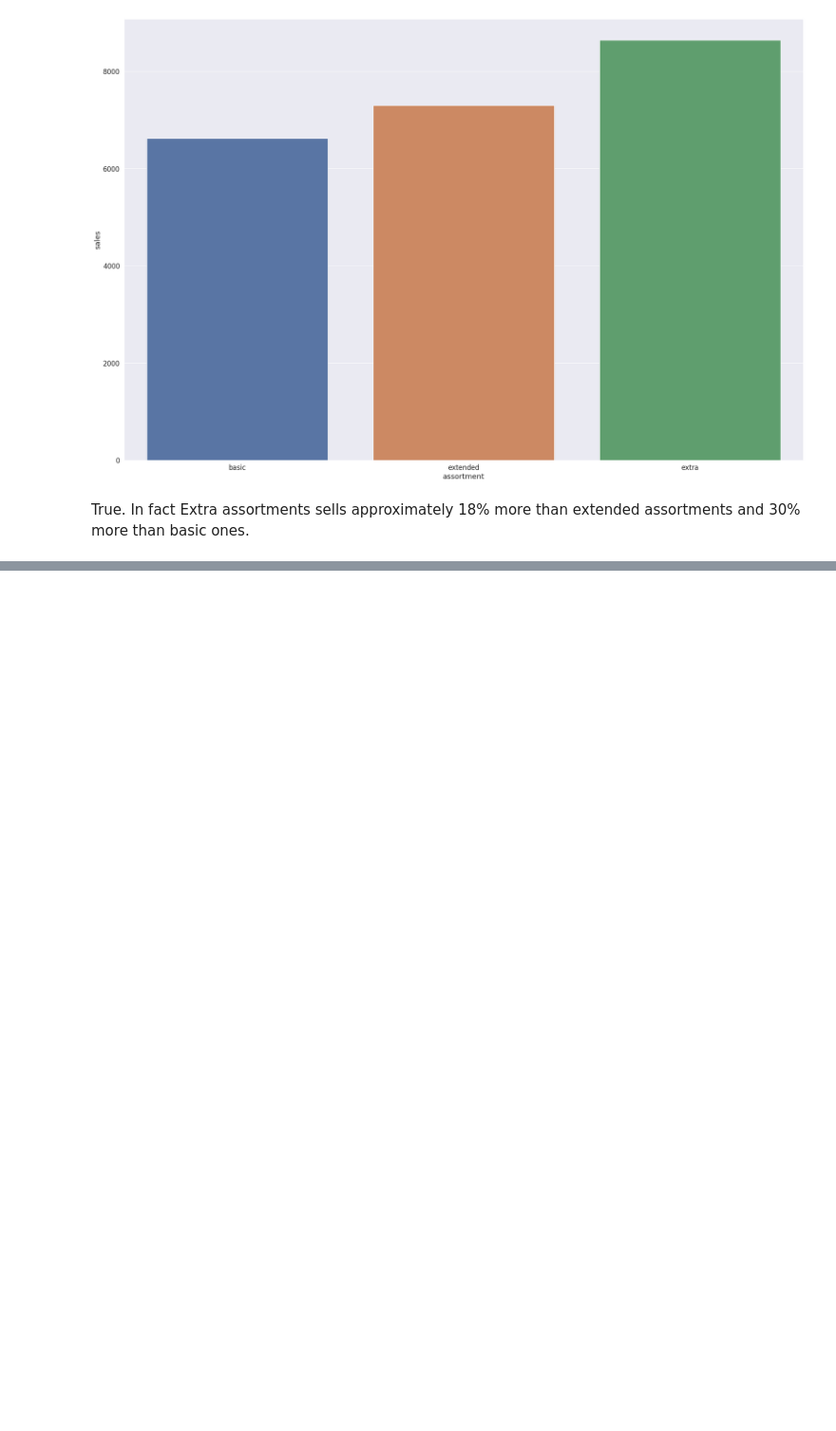
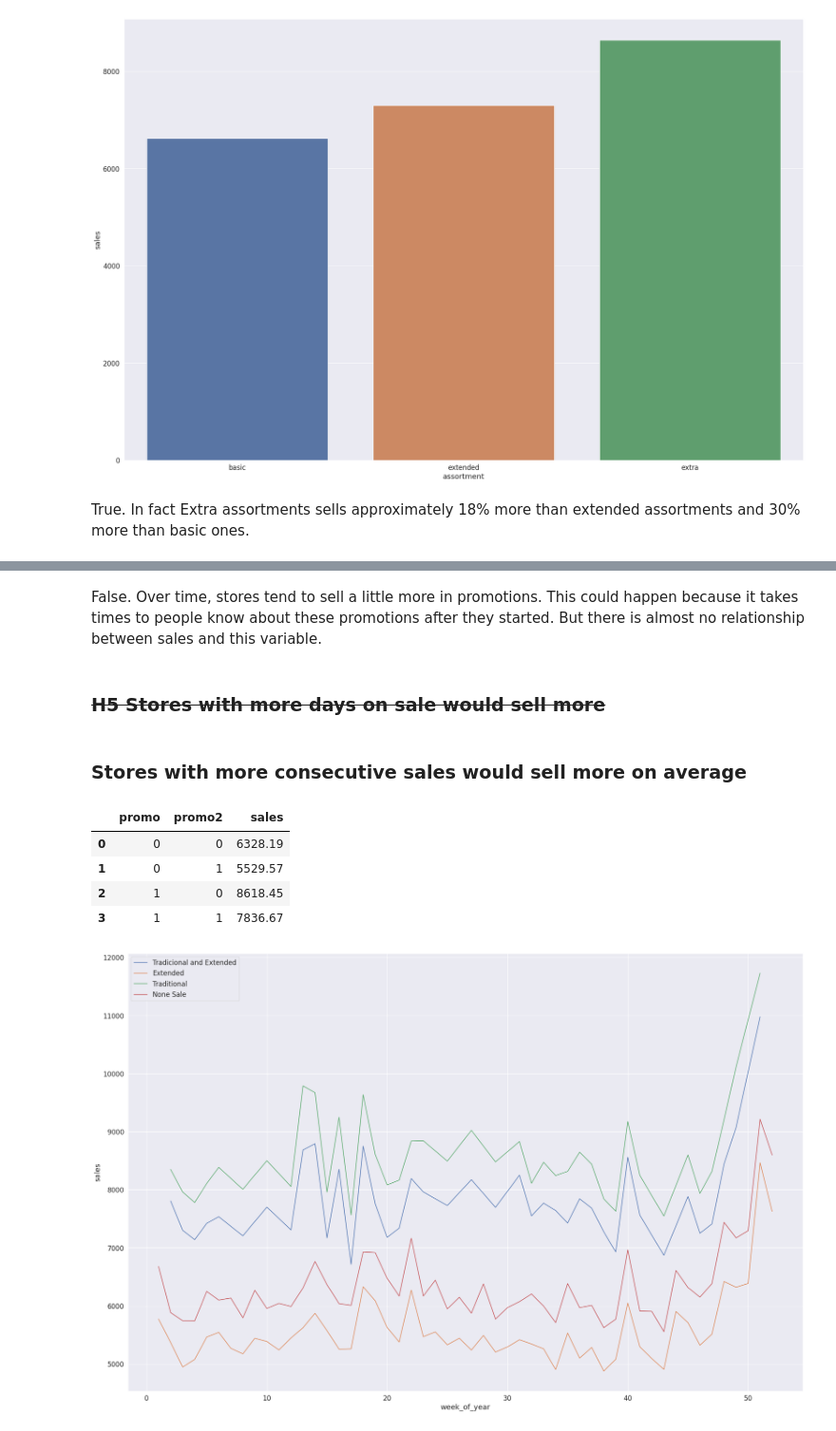
Before and after one commit to danillobarroscordeiro/rossman_sales, a Jupyter notebook: Untitled.ipynb, the cells around one changed output, grey strips where cells are left out. Shown at 95% size. Saved outputs shown, nothing was run; the diff lists cells and outputs as text; code cells hidden in the pictures; blank space fills up the shorter version.

```diff
--- a/Untitled.ipynb
+++ b/Untitled.ipynb
@@ -460,0 +464,32 @@ False. In fact store with nearby competitors sell 7% more than store with futher
+# %% [markdown]
+False. Over time, stores tend to sell a little more in promotions. This could happen because it takes times to people know about these promotions after they started. But there is almost no relationship between sales and this variable.
+# %% [markdown]
+### <s>H5 Stores with more days on sale would sell more<s>
+# %% [markdown]
+### Stores with more consecutive sales would sell more on average
+# %%
+df4[['promo','promo2','sales']].groupby(['promo','promo2']).mean().reset_index()
+
+
+ax = plt.subplot()
+aux1 = df4[(df4['promo'] == 1) & (df4['promo2'] == 1)][['week_of_year','sales']].groupby('week_of_year').mean().reset_index()
+sns.lineplot(data=aux1,x='week_of_year', y='sales')
+
+aux2 = df4[(df4['promo'] == 0) & (df4['promo2'] == 1)][['week_of_year','sales']].groupby('week_of_year').mean().reset_index()
+sns.lineplot(data=aux2,x='week_of_year', y='sales')
+
+aux3 = df4[(df4['promo'] == 1) & (df4['promo2'] == 0)][['week_of_year','sales']].groupby('week_of_year').mean().reset_index()
+sns.lineplot(data=aux3,x='week_of_year', y='sales')
+
+aux4 = df4[(df4['promo'] == 0) & (df4['promo2'] == 0)][['week_of_year','sales']].groupby('week_of_year').mean().reset_index()
+sns.lineplot(data=aux4,x='week_of_year', y='sales')
+ax.legend(labels=['Tradicional and Extended','Extended', 'Traditional','None Sale']);
+
+df4[['promo','promo2','sales']].groupby(['promo','promo2']).mean().reset_index()
+# %% [output]
+|  | promo | promo2 | sales |
+| 0 | 0 | 0 | 6328.19 |
+| 1 | 0 | 1 | 5529.57 |
+| 2 | 1 | 0 | 8618.45 |
+| 3 | 1 | 1 | 7836.67 |
+[figure, added]
```
Also changed, not shown: parts of 17 cells of this notebook.
